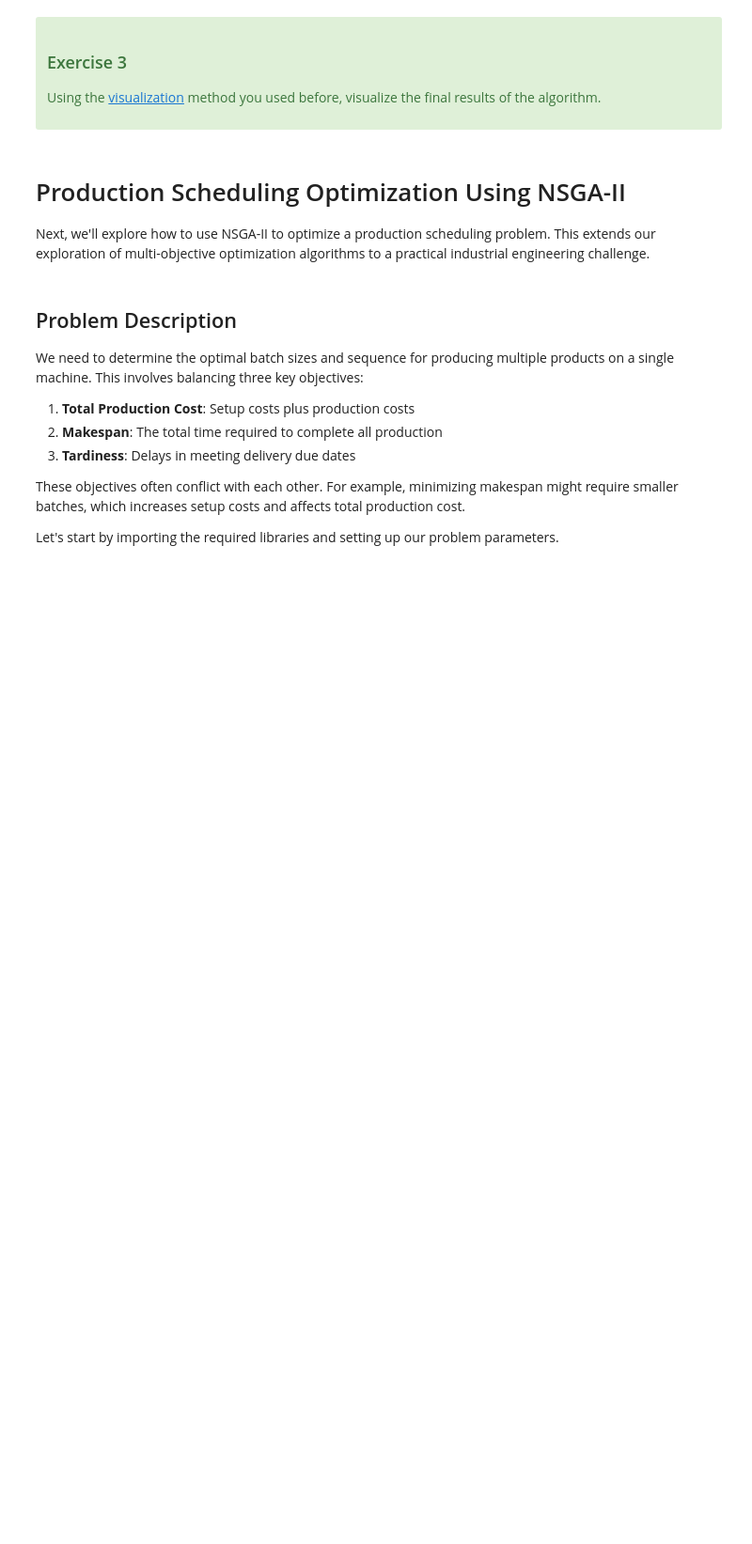
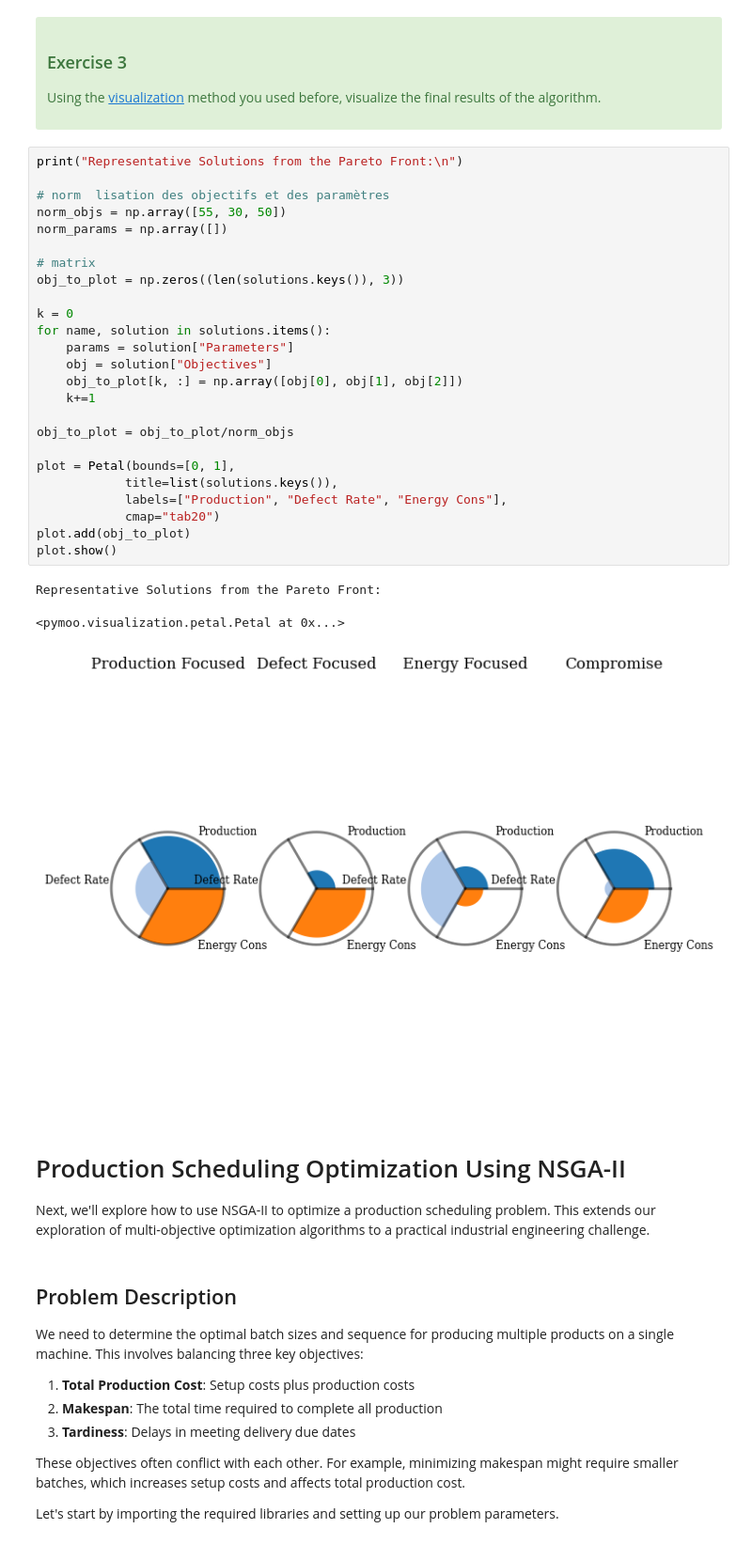
Before and after one commit to nnniels/SDD-stochastic, a Jupyter notebook: notebooks/NSGA-II.ipynb, the cells around one changed output. Shown: that part at 94% size. Cells and saved outputs as stored; diff of their text form; blank space fills up the shorter version.

```diff
--- a/notebooks/NSGA-II.ipynb
+++ b/notebooks/NSGA-II.ipynb
@@ -419,6 +429,35 @@ Defect Focused Solution:
 
 Using the [visualization](http://pymoo.org/visualization/index.html) method you used before, visualize the final results of the algorithm.
 </div>
+# %%
+print("Representative Solutions from the Pareto Front:\n")
+
+# norm  lisation des objectifs et des paramètres
+norm_objs = np.array([55, 30, 50])
+norm_params = np.array([])
+
+# matrix
+obj_to_plot = np.zeros((len(solutions.keys()), 3))
+
+k = 0
+for name, solution in solutions.items():
+    params = solution["Parameters"]
+    obj = solution["Objectives"]
+    obj_to_plot[k, :] = np.array([obj[0], obj[1], obj[2]])
+    k+=1
+
+obj_to_plot = obj_to_plot/norm_objs
+
+plot = Petal(bounds=[0, 1],
+            title=list(solutions.keys()),
+            labels=["Production", "Defect Rate", "Energy Cons"],
+            cmap="tab20")
+plot.add(obj_to_plot)
+plot.show()
+# %% [output]
+Representative Solutions from the Pareto Front:
+<pymoo.visualization.petal.Petal at 0x...>
+[figure, added]
 # %% [markdown]
 # Production Scheduling Optimization Using NSGA-II
 
```
Also changed, not shown: parts of 6 cells of this notebook.
